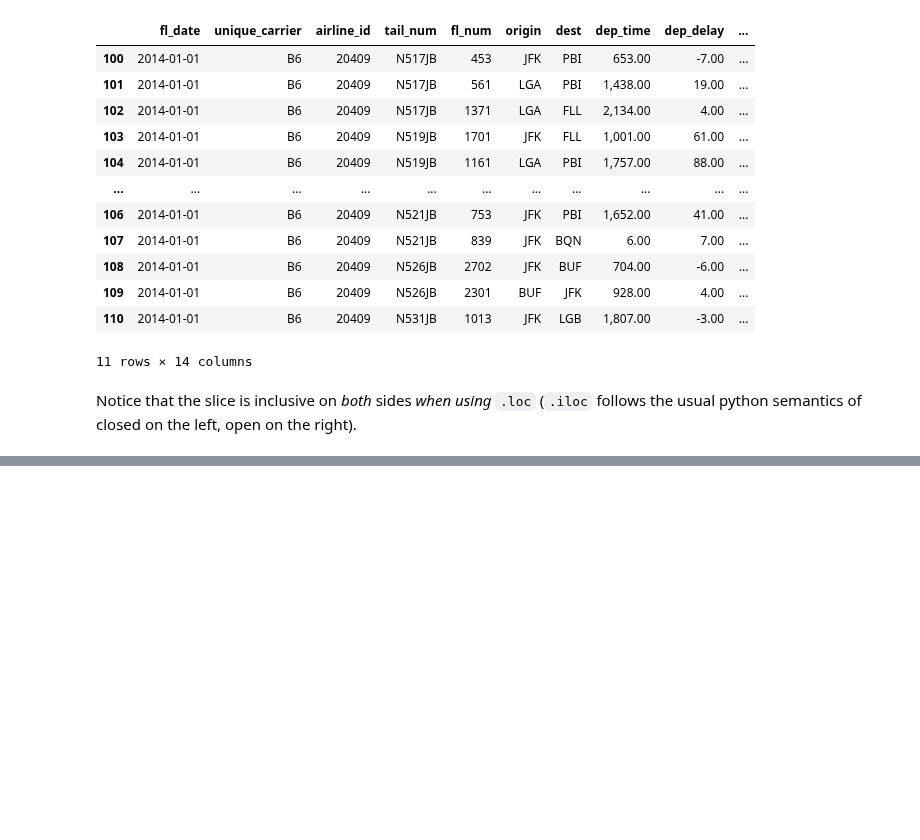
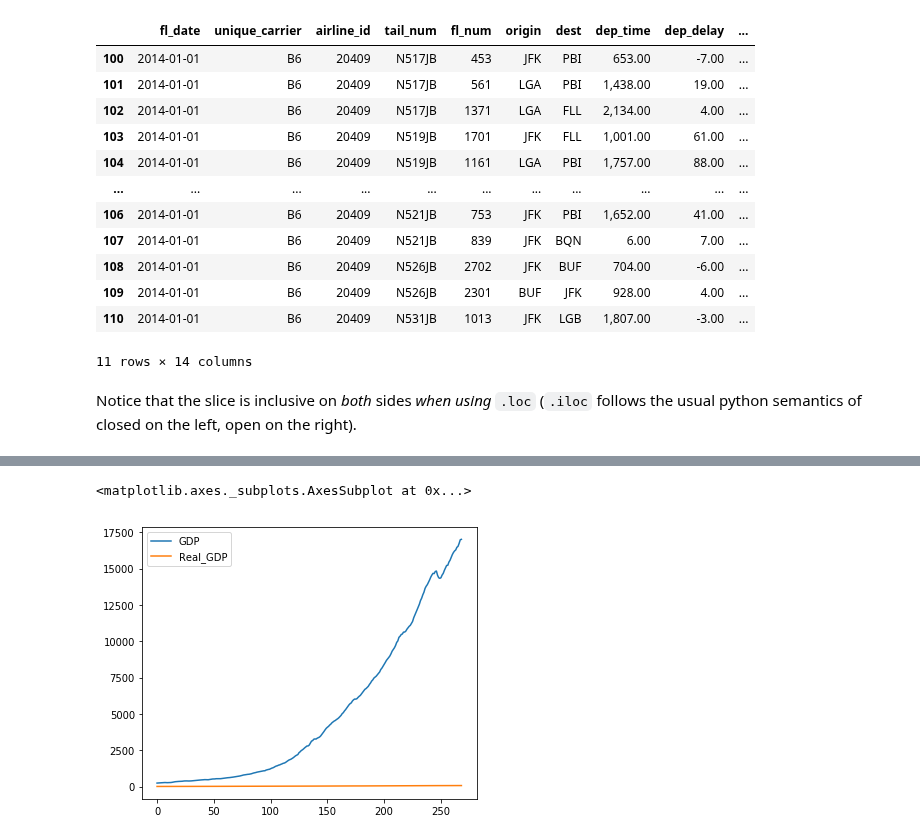
Before and after one commit to hvribeiro/MCSC1, a Jupyter notebook: aulas/01.6 - Getting Started with Scientific Python (pandas).ipynb, the cells around one changed output, grey strips where cells are left out. Cells and saved outputs as stored; diff of their text form; code cells hidden in the pictures; blank space fills up the shorter version.

```diff
--- a/aulas/01.6 - Getting Started with Scientific Python (pandas).ipynb
+++ b/aulas/01.6 - Getting Started with Scientific Python (pandas).ipynb
@@ -400,0 +743,3 @@ Notice that the slice is inclusive on *both* sides *when using* `.loc` (`.iloc`
+# %%
+gdp = pd.read_csv("../extras/sample_data/gdp.csv", parse_dates=['DATE'])
+cpi = pd.read_csv("../extras/sample_data/cpi.csv", parse_dates=['DATE'])
@@ -400,0 +809,4 @@ Notice that the slice is inclusive on *both* sides *when using* `.loc` (`.iloc`
+# %%
+# merge on DATE, divide
+m = pd.merge(gdp, cpi, on='DATE', how='inner')
+m
@@ -400,0 +827,7 @@ Notice that the slice is inclusive on *both* sides *when using* `.loc` (`.iloc`
+# %%
+m['Real_GDP'] = m['GDP'] / m['CPIAUCSL']
+# %%
+m[['GDP','Real_GDP']].plot()
+# %% [output]
+<matplotlib.axes._subplots.AxesSubplot at 0x...>
+[figure, added]
```
Also changed, not shown: parts of 122 cells of this notebook.
